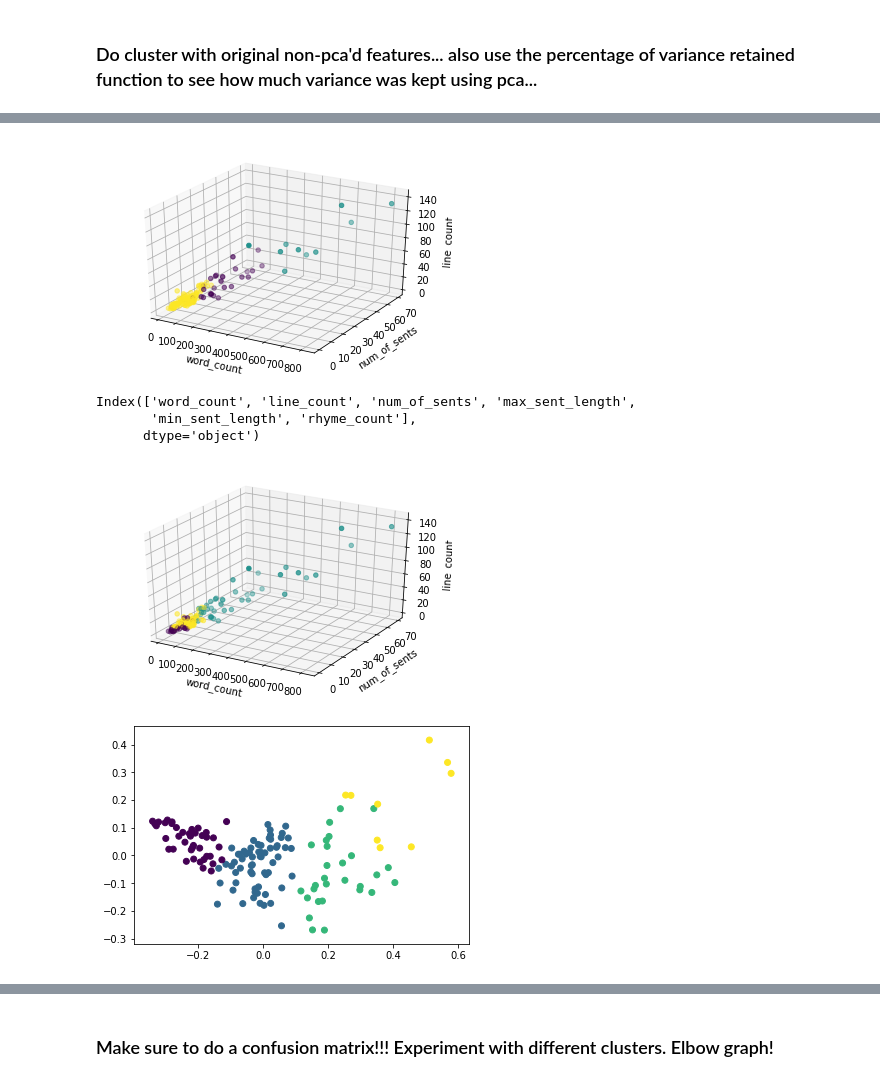
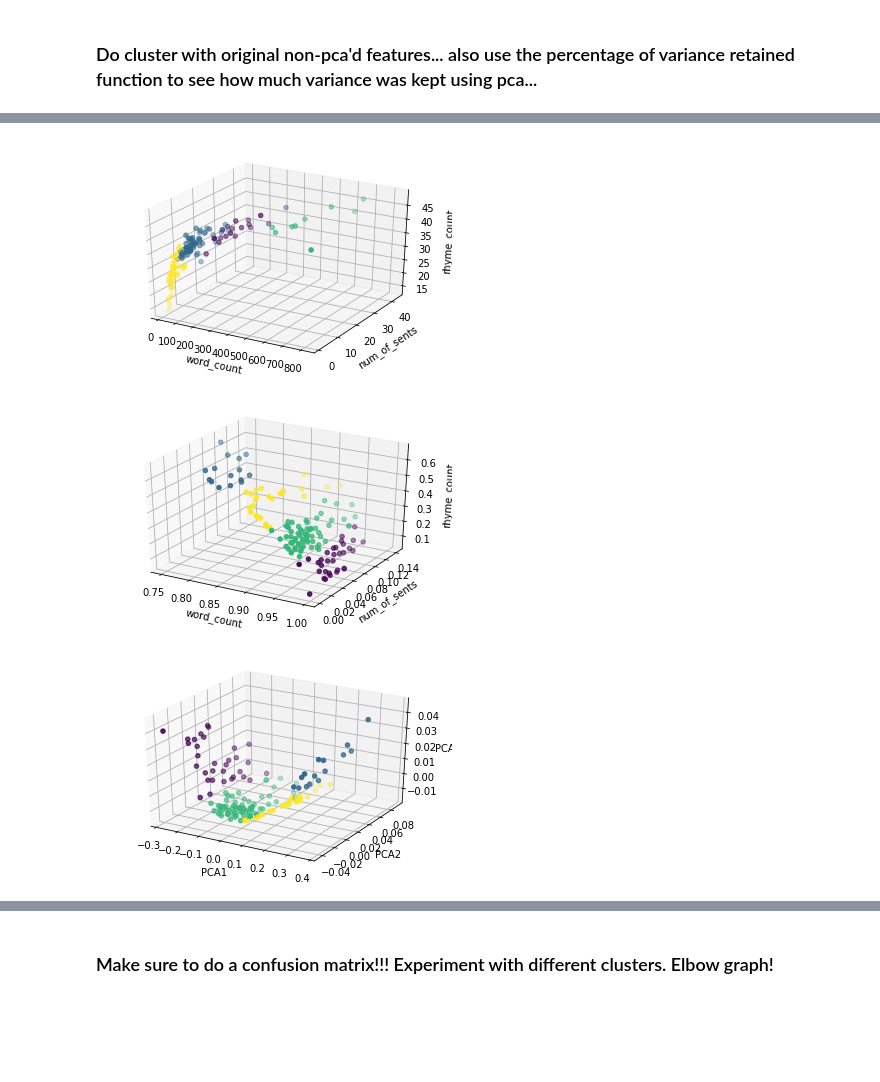
Before and after one commit to VincentG123/Poems, a Jupyter notebook: NLP_Capstone_Draft.ipynb, the cells around one changed output, grey strips where cells are left out. Saved outputs shown, nothing was run; the diff lists cells and outputs as text; code cells hidden in the pictures; blank space fills up the shorter version.

```diff
--- a/NLP_Capstone_Draft.ipynb
+++ b/NLP_Capstone_Draft.ipynb
@@ -92,2 +52,0 @@ NOR dread nor hope attend A dying animal; A man awaits his end Dreading and hopi
-# %%
-no_punct = remove_puncuation(no_return)
@@ -133,3 +52,0 @@ NOR dread nor hope attend A dying animal A man awaits his end Dreading and hopin
-# %%
-sentences = [[sent] for sent in no_punct_NLP.sents]
-sentences
@@ -141,3 +52,0 @@ sentences
-# %%
-sentences = [[sent] for sent in no_return_NLP.sents]
-sentences
@@ -358,57 +261,61 @@ array([ 0.64815776,  0.19555574,  0.09849945,  0.0387953 ,  0.01445199,
 # %%
-y_pred = KMeans(n_clusters=3, random_state=42).fit_predict(X)
+X = poems_df.loc[:,['word_count', 'num_of_sents','rhyme_count']]
+
+y_pred = KMeans(n_clusters=4, random_state=42).fit_predict(X)
 
 
 fig = plt.figure()
 ax = fig.add_subplot(111, projection='3d')
 
-ax.scatter(X['word_count'], X['num_of_sents'], X['line_count'], c=y_pred)
+ax.scatter(X['word_count'], X['num_of_sents'], X['rhyme_count'], c=y_pred)
 
 ax.set_xlabel('word_count')
 ax.set_ylabel('num_of_sents')
-ax.set_zlabel('line_count')
+ax.set_zlabel('rhyme_count')
 
 plt.show()
 # %% [output]
-[figure, old version]
+[figure, new version]
-# %%
-X.columns
-# %% [output]
-Index(['word_count', 'line_count', 'num_of_sents', 'max_sent_length',
-       'min_sent_length', 'rhyme_count'],
-      dtype='object')
 # %%
-y_pred = KMeans(n_clusters=3, random_state=42).fit_predict(X_norm)
+X = poems_df.loc[:,['word_count', 'num_of_sents','rhyme_count']]
+
+X_norm = normalize(X)
+
+y_pred = KMeans(n_clusters=4, random_state=42).fit_predict(X_norm)
 
 
 fig = plt.figure()
 ax = fig.add_subplot(111, projection='3d')
 
-ax.scatter(X['word_count'], X['num_of_sents'], X['line_count'], c=y_pred)
+ax.scatter(X_norm[:, [0]], X_norm[:, [1]], X_norm[:,[2]], c=y_pred)
 
 ax.set_xlabel('word_count')
 ax.set_ylabel('num_of_sents')
-ax.set_zlabel('line_count')
+ax.set_zlabel('rhyme_count')
 
 plt.show()
 # %% [output]
-[figure, old version]
+[figure, new version]
 # %%
-X = poems_df.drop(['poem_titles', 'authors','poem','processed_poems',
-                   'no_punct_cap_poems', 'processed_no_punct'], axis = 1)
+X = poems_df.loc[:,['word_count', 'num_of_sents','rhyme_count']]
 
 X_norm = normalize(X)
 
 pca = PCA(n_components = 3)
-
 # Reduce it to two components.
 X_pca = pca.fit_transform(X_norm)
 
-# Calculate predicted values.
-y_pred = KMeans(n_clusters=4, random_state=42).fit_predict(X_pca)
 
-# Plot the solution.
-plt.scatter(X_pca[:, 0], X_pca[:, 1], c=y_pred)
+
+fig = plt.figure()
+ax = fig.add_subplot(111, projection='3d')
+
+ax.scatter(X_pca[:, 0], X_pca[:, 1], X_pca[:,2], c=y_pred)
+
+ax.set_xlabel('PCA1')
+ax.set_ylabel('PCA2')
+ax.set_zlabel('PCA3')
+
 plt.show()
 # %% [output]
-[figure, old version]
+[figure, new version]
```
Also changed, not shown: parts of 107 cells of this notebook.
